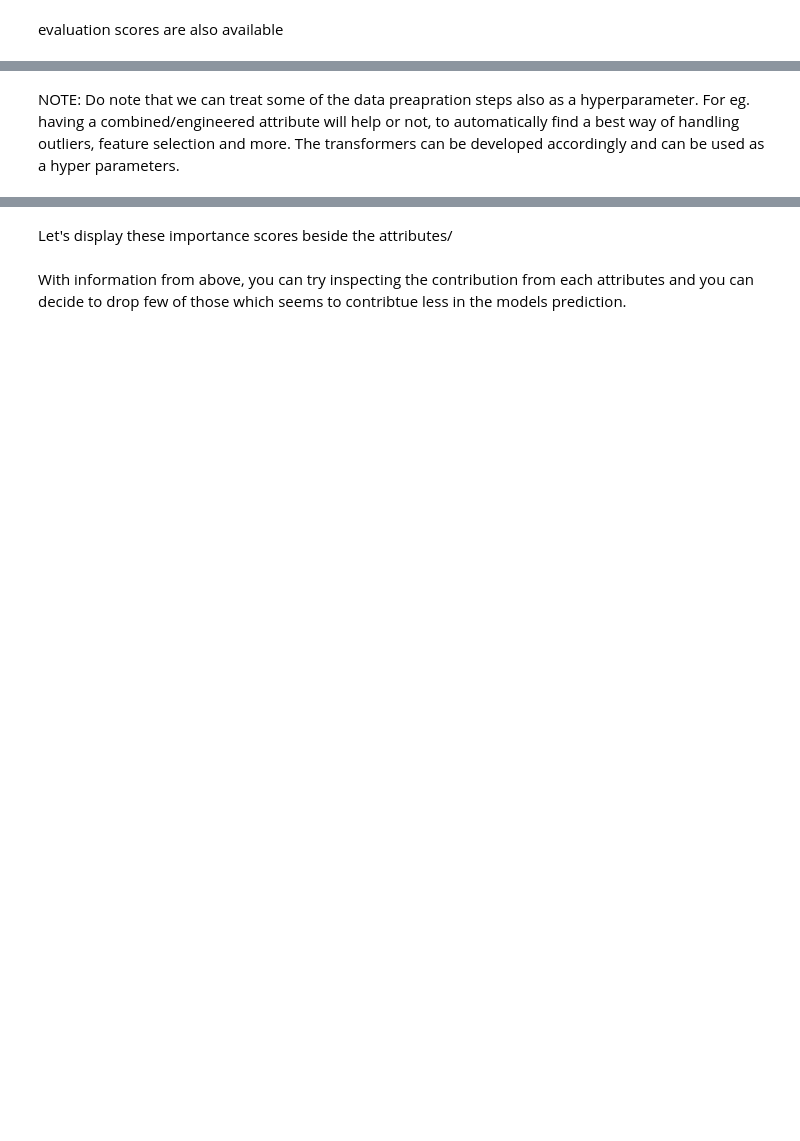
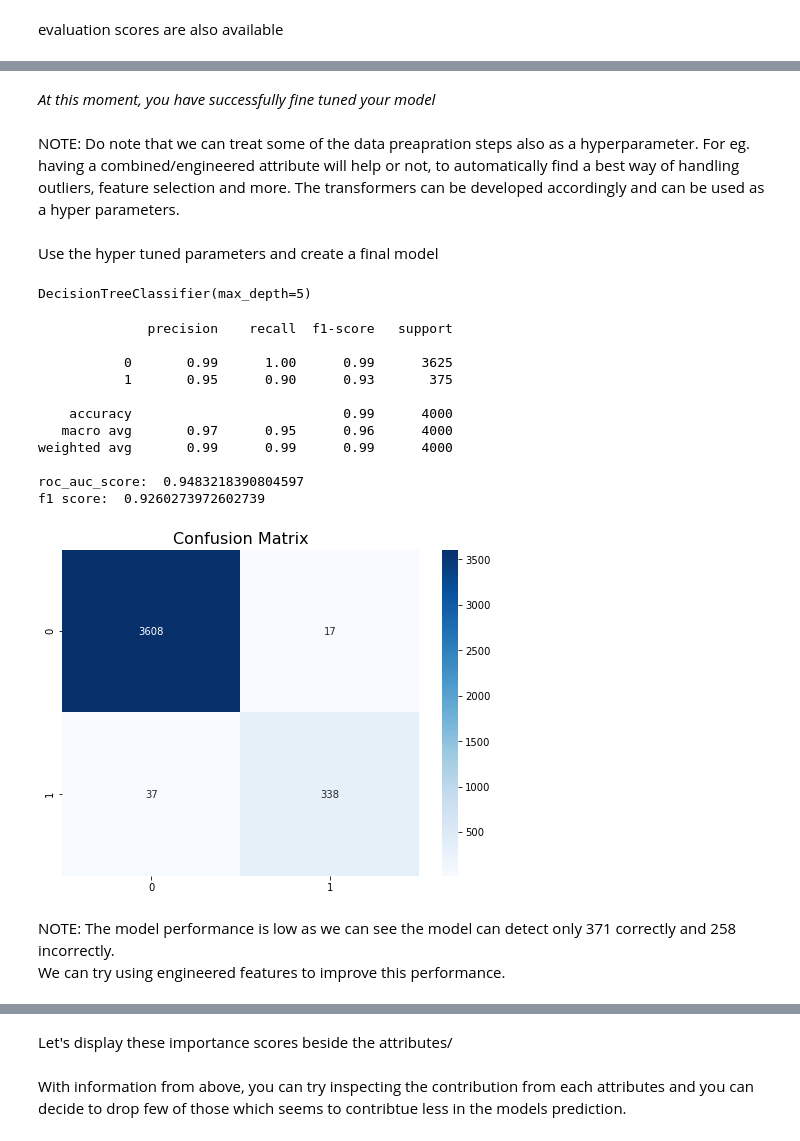
Before and after one commit to shubh1608/Jupyter-Notebook-Template, a Jupyter notebook: notebok_template.ipynb, the cells around one changed output, grey strips where cells are left out. Saved outputs shown, nothing was run; the diff lists cells and outputs as text; code cells hidden in the pictures; blank space fills up the shorter version.

```diff
--- a/notebok_template.ipynb
+++ b/notebok_template.ipynb
@@ -1185 +1274,6 @@ To avoid this K-Fold cross validation strategy can be used where a dataset is di
+# %%
+def auc_score(y_true,y_pred):
+    return roc_auc_score(y_true,y_pred)
+
+score = make_scorer(auc_score, greater_is_better=True)
 # %%
@@ -1216,12 +1313,11 @@ To avoid this K-Fold cross validation strategy can be used where a dataset is di
 There are a lot of hyperparameter values which you need to evaluated. This will be a tedious task if you have to run it every time with different hyperparameter values. Grid Search will help here by automating this process, essentially it will try out each and every combination(searching in grid/matrix) and will present a list of hyperparameter for which model performed best.
 # %%
-# # create a params_grid like below
-# param_grid = [
-#     {'param_set_1' : [1, 5, 10 ...], 'param_set_2' : [0.5, 0.75. 1 ...]}
-# ]
+# create a params_grid like below
+param_grid={'max_depth':[2, 3, 4, 5, 8, 10, 20, None],'max_features':['sqrt','log2',None],'class_weight':['balanced']}
 
-# # take your shortlisted model here, i.e you want to hypertune that model more
-# regressor_or_classifier = ShortListedModel()
-# grid_search = GridSearchCV(regressor_or_classifier, param_grid, cv=5,
-#                            scoring='decide_scoring_metric', return_train_score = True)
-# grid_search.fit(train_copy_prepared, train_labels)
+# take your shortlisted model here, i.e you want to hypertune that model more
+grid_search = GridSearchCV(model, param_grid, cv=5, scoring= score, return_train_score = True)
+grid_search.fit(x_train, y_train)
+
+print('best estimator',grid_search.best_estimator_)
+print('best score',grid_search.best_score_)
@@ -1244,3 +1351,31 @@ evaluation scores are also available
-# %% [markdown]
-NOTE: Do note that we can treat some of the data preapration steps also as a hyperparameter. For eg. having a combined/engineered attribute will help or not, to automatically find a best way of handling outliers, feature selection and more. The transformers can be developed accordingly and can be used as a hyper parameters.
+# %% [markdown]
+*At this moment, you have successfully fine tuned your model*
+# %% [markdown]
+NOTE: Do note that we can treat some of the data preapration steps also as a hyperparameter. For eg. having a combined/engineered attribute will help or not, to automatically find a best way of handling outliers, feature selection and more. The transformers can be developed accordingly and can be used as a hyper parameters.
+# %% [markdown]
+Use the hyper tuned parameters and create a final model
+# %%
+final_model = grid_search.best_estimator_
+model.fit(x_train, y_train)
+# %% [output]
+DecisionTreeClassifier(max_depth=5)
+# %%
+y_pred = model.predict(x_train)
+calculate_performance(y_train, y_pred)
+# %% [output]
+              precision    recall  f1-score   support
+
+           0       0.99      1.00      0.99      3625
+           1       0.95      0.90      0.93       375
+
+    accuracy                           0.99      4000
+   macro avg       0.97      0.95      0.96      4000
+weighted avg       0.99      0.99      0.99      4000
+
+roc_auc_score:  0.9483218390804597
+f1 score:  0.9260273972602739
+[figure, added]
+# %% [markdown]
+NOTE: The model performance is low as we can see the model can detect only 371 correctly and 258 incorrectly. <br/>
+We can try using engineered features to improve this performance.
 # %% [markdown]
```
Also changed, not shown: parts of 111 cells of this notebook.
